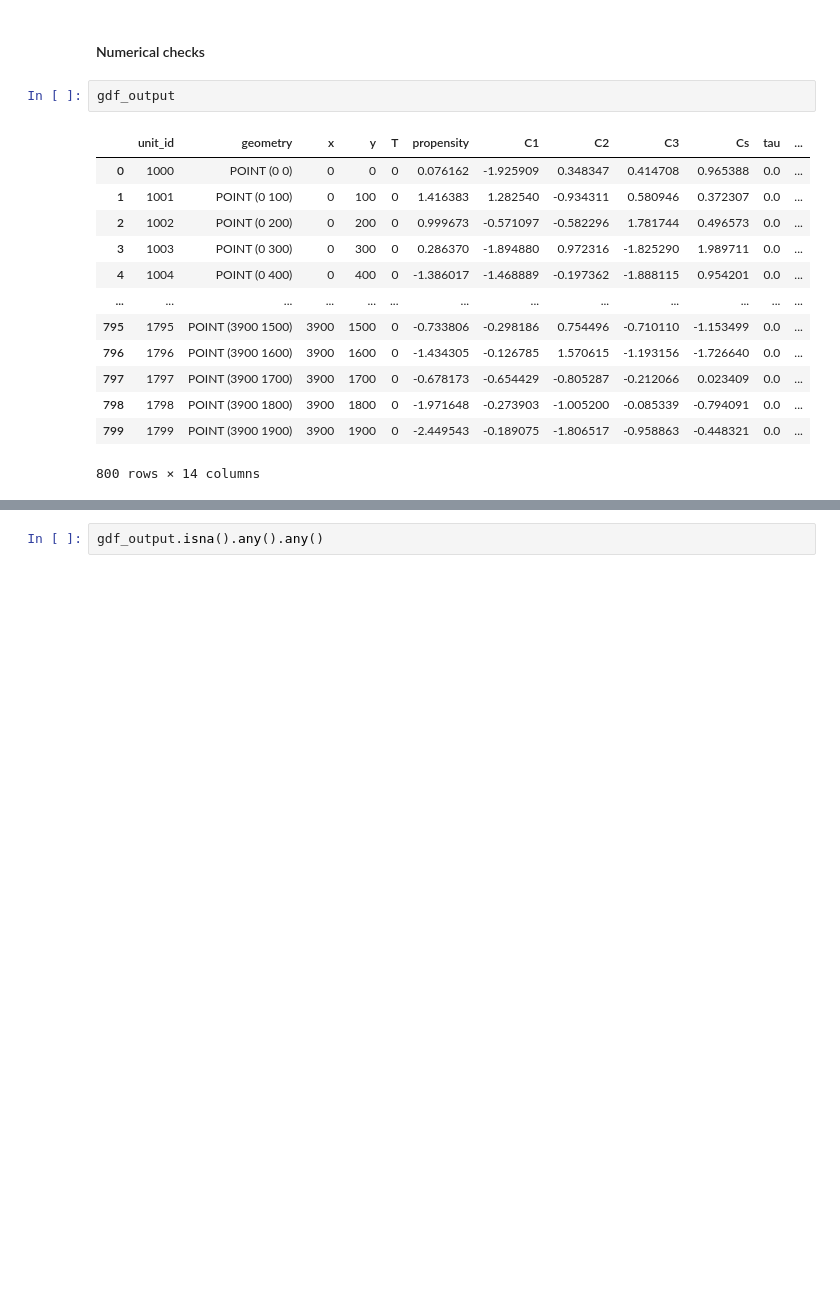
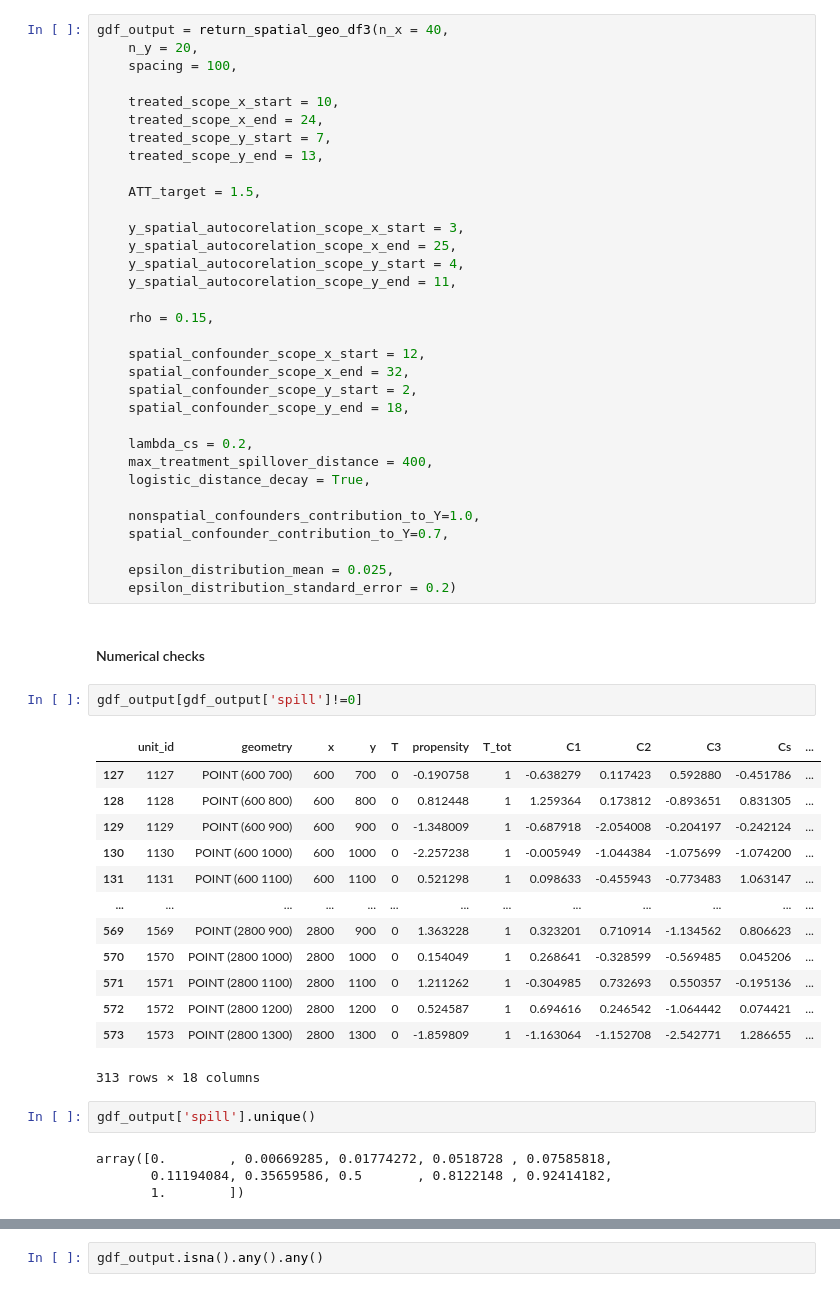
Before and after one commit to Andrew10MAIN/causal_ML_with_spilovers_of_treatment, a Jupyter notebook: 02_generating_data/simulated_data_generation.ipynb, the cells around one changed output, grey strips where cells are left out. Cells and saved outputs as stored; diff of their text form; blank space fills up the shorter version.

```diff
--- a/02_generating_data/simulated_data_generation.ipynb
+++ b/02_generating_data/simulated_data_generation.ipynb
@@ -51,19 +37,58 @@ gdf_output = return_spatial_geo_df(n_x = 40,
+# %%
+gdf_output = return_spatial_geo_df3(n_x = 40,
+    n_y = 20,
+    spacing = 100,
+
+    treated_scope_x_start = 10,
+    treated_scope_x_end = 24,
+    treated_scope_y_start = 7,
+    treated_scope_y_end = 13,
+
+    ATT_target = 1.5,
+
+    y_spatial_autocorelation_scope_x_start = 3,
+    y_spatial_autocorelation_scope_x_end = 25,
+    y_spatial_autocorelation_scope_y_start = 4,
+    y_spatial_autocorelation_scope_y_end = 11,
+
+    rho = 0.15,
+
+    spatial_confounder_scope_x_start = 12,
+    spatial_confounder_scope_x_end = 32,
+    spatial_confounder_scope_y_start = 2,
+    spatial_confounder_scope_y_end = 18,
+
+    lambda_cs = 0.2,
+    max_treatment_spillover_distance = 400,
+    logistic_distance_decay = True,
+
+    nonspatial_confounders_contribution_to_Y=1.0,
+    spatial_confounder_contribution_to_Y=0.7,
+
+    epsilon_distribution_mean = 0.025,
+    epsilon_distribution_standard_error = 0.2)
 # %% [markdown]
 #### Numerical checks
 # %%
-gdf_output
+gdf_output[gdf_output['spill']!=0]
 # %% [output]
-|  | unit_id | geometry | x | y | T | propensity | C1 | C2 | C3 | Cs | tau | ... |
-| 0 | 1000 | POINT (0 0) | 0 | 0 | 0 | 0.076162 | -1.925909 | 0.348347 | 0.414708 | 0.965388 | 0.0 | ... |
-| 1 | 1001 | POINT (0 100) | 0 | 100 | 0 | 1.416383 | 1.282540 | -0.934311 | 0.580946 | 0.372307 | 0.0 | ... |
-| 2 | 1002 | POINT (0 200) | 0 | 200 | 0 | 0.999673 | -0.571097 | -0.582296 | 1.781744 | 0.496573 | 0.0 | ... |
-| 3 | 1003 | POINT (0 300) | 0 | 300 | 0 | 0.286370 | -1.894880 | 0.972316 | -1.825290 | 1.989711 | 0.0 | ... |
-| 4 | 1004 | POINT (0 400) | 0 | 400 | 0 | -1.386017 | -1.468889 | -0.197362 | -1.888115 | 0.954201 | 0.0 | ... |
+|  | unit_id | geometry | x | y | T | propensity | T_tot | C1 | C2 | C3 | Cs | ... |
+| 127 | 1127 | POINT (600 700) | 600 | 700 | 0 | -0.190758 | 1 | -0.638279 | 0.117423 | 0.592880 | -0.451786 | ... |
+| 128 | 1128 | POINT (600 800) | 600 | 800 | 0 | 0.812448 | 1 | 1.259364 | 0.173812 | -0.893651 | 0.831305 | ... |
+| 129 | 1129 | POINT (600 900) | 600 | 900 | 0 | -1.348009 | 1 | -0.687918 | -2.054008 | -0.204197 | -0.242124 | ... |
+| 130 | 1130 | POINT (600 1000) | 600 | 1000 | 0 | -2.257238 | 1 | -0.005949 | -1.044384 | -1.075699 | -1.074200 | ... |
+| 131 | 1131 | POINT (600 1100) | 600 | 1100 | 0 | 0.521298 | 1 | 0.098633 | -0.455943 | -0.773483 | 1.063147 | ... |
 | ... | ... | ... | ... | ... | ... | ... | ... | ... | ... | ... | ... | ... |
-| 795 | 1795 | POINT (3900 1500) | 3900 | 1500 | 0 | -0.733806 | -0.298186 | 0.754496 | -0.710110 | -1.153499 | 0.0 | ... |
-| 796 | 1796 | POINT (3900 1600) | 3900 | 1600 | 0 | -1.434305 | -0.126785 | 1.570615 | -1.193156 | -1.726640 | 0.0 | ... |
-| 797 | 1797 | POINT (3900 1700) | 3900 | 1700 | 0 | -0.678173 | -0.654429 | -0.805287 | -0.212066 | 0.023409 | 0.0 | ... |
-| 798 | 1798 | POINT (3900 1800) | 3900 | 1800 | 0 | -1.971648 | -0.273903 | -1.005200 | -0.085339 | -0.794091 | 0.0 | ... |
-| 799 | 1799 | POINT (3900 1900) | 3900 | 1900 | 0 | -2.449543 | -0.189075 | -1.806517 | -0.958863 | -0.448321 | 0.0 | ... |
+| 569 | 1569 | POINT (2800 900) | 2800 | 900 | 0 | 1.363228 | 1 | 0.323201 | 0.710914 | -1.134562 | 0.806623 | ... |
+| 570 | 1570 | POINT (2800 1000) | 2800 | 1000 | 0 | 0.154049 | 1 | 0.268641 | -0.328599 | -0.569485 | 0.045206 | ... |
+| 571 | 1571 | POINT (2800 1100) | 2800 | 1100 | 0 | 1.211262 | 1 | -0.304985 | 0.732693 | 0.550357 | -0.195136 | ... |
+| 572 | 1572 | POINT (2800 1200) | 2800 | 1200 | 0 | 0.524587 | 1 | 0.694616 | 0.246542 | -1.064442 | 0.074421 | ... |
+| 573 | 1573 | POINT (2800 1300) | 2800 | 1300 | 0 | -1.859809 | 1 | -1.163064 | -1.152708 | -2.542771 | 1.286655 | ... |
-800 rows × 14 columns
+313 rows × 18 columns
+# %%
+gdf_output['spill'].unique()
+# %% [output]
+array([0.        , 0.00669285, 0.01774272, 0.0518728 , 0.07585818,
+       0.11194084, 0.35659586, 0.5       , 0.8122148 , 0.92414182,
+       1.        ])
 # %%
```
Also changed, not shown: parts of 25 cells of this notebook, 1 other file.
